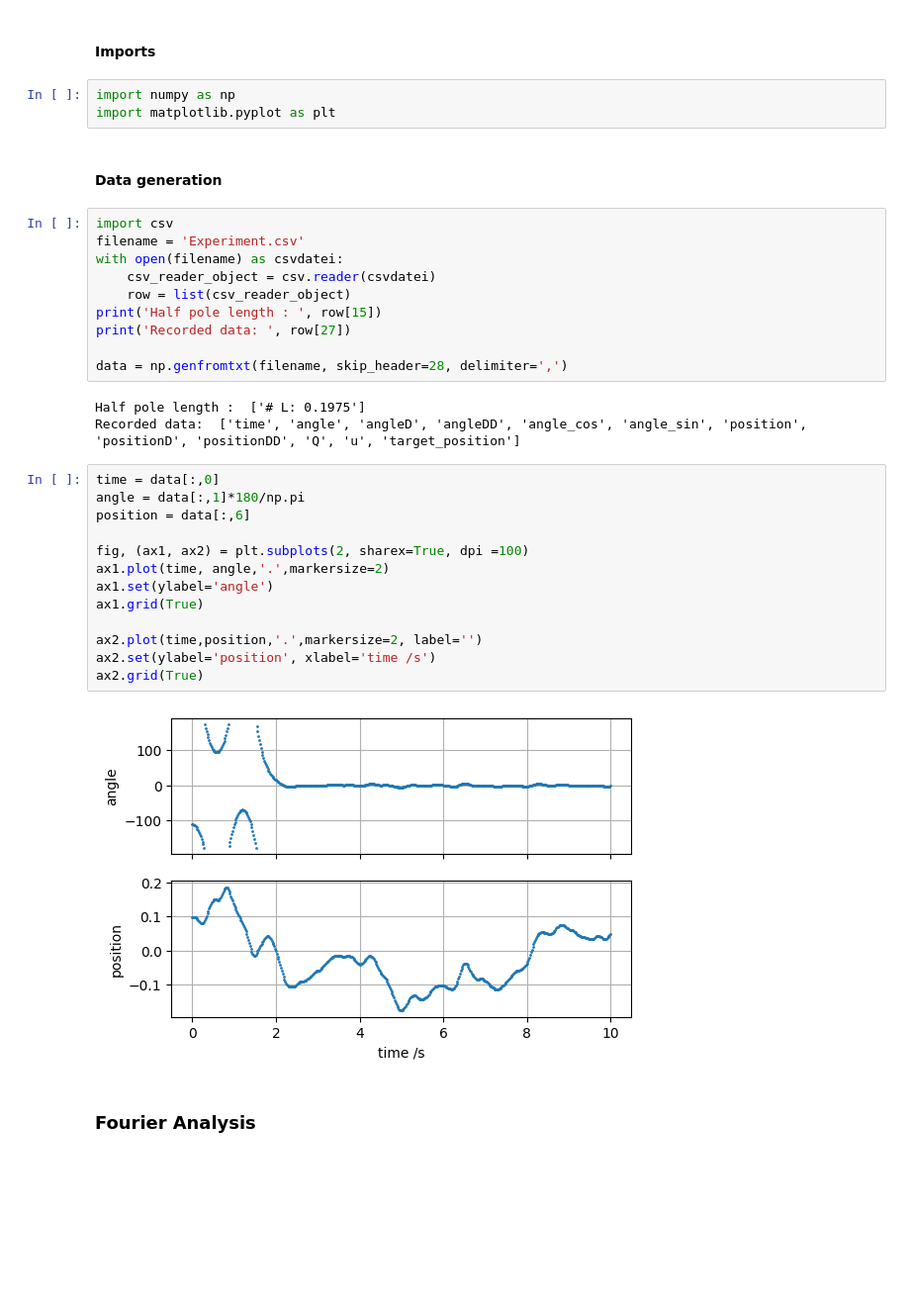
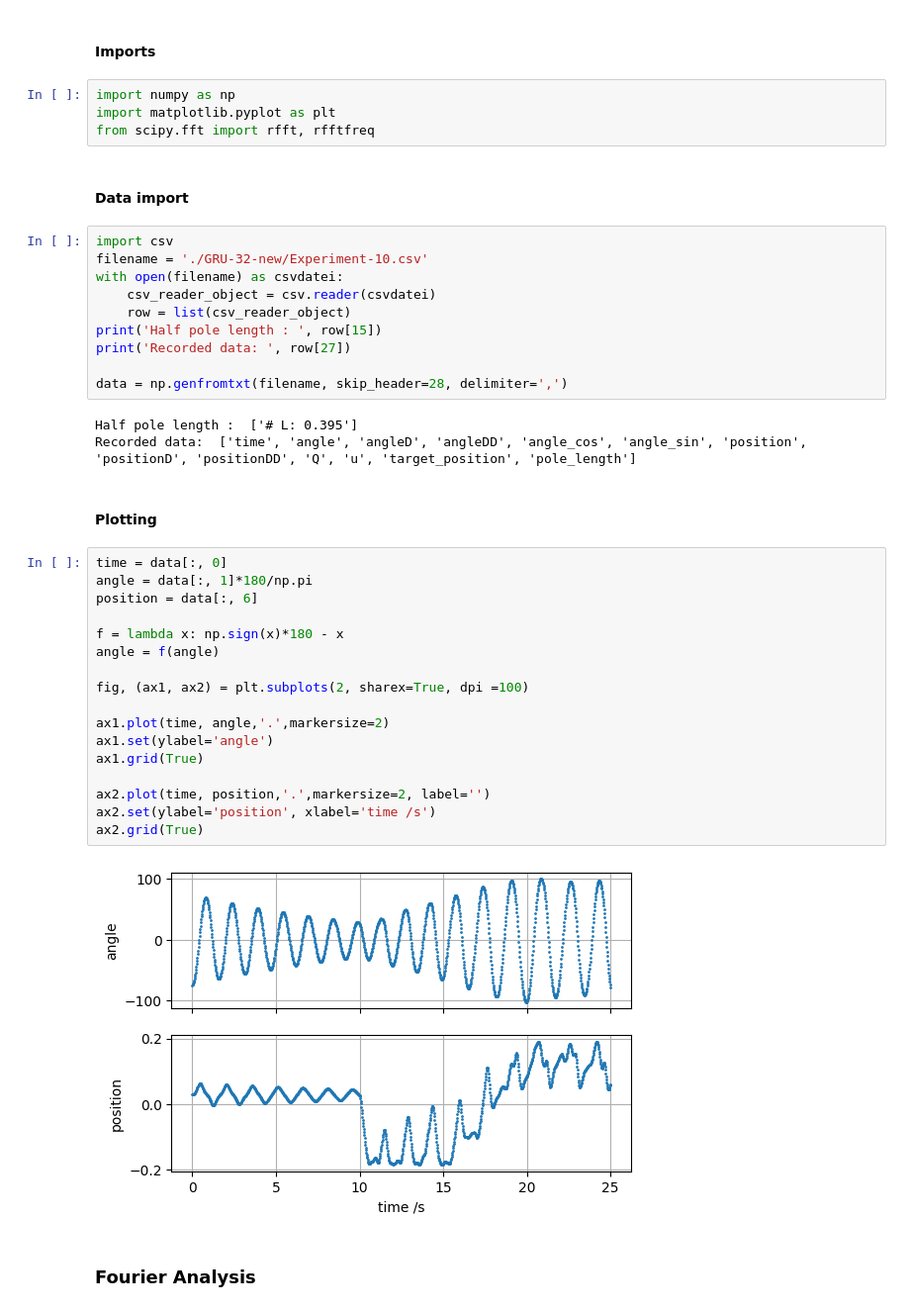
Before and after one commit to SensorsINI/CartPoleSimulation, a Jupyter notebook: Experiment_Recordings/Read_data.ipynb, the cells around one changed output. Shown at 99% size. Drawn from its saved outputs; the diff is of its cells as text; blank space fills up the shorter version.

Commit message:
Change read_data file

```diff
--- a/Experiment_Recordings/Read_data.ipynb
+++ b/Experiment_Recordings/Read_data.ipynb
@@ -3,11 +3,12 @@
 # %%
 import numpy as np
 import matplotlib.pyplot as plt
+from scipy.fft import rfft, rfftfreq
 # %% [markdown]
-#### Data generation
+#### Data import
 # %%
 import csv
-filename = 'Experiment.csv'
+filename = './GRU-32-new/Experiment-10.csv'
 with open(filename) as csvdatei:
     csv_reader_object = csv.reader(csvdatei)
     row = list(csv_reader_object)
@@ -16,22 +17,28 @@ print('Recorded data: ', row[27])
 
 data = np.genfromtxt(filename, skip_header=28, delimiter=',')
 # %% [output]
-Half pole length :  ['# L: 0.1975']
-Recorded data:  ['time', 'angle', 'angleD', 'angleDD', 'angle_cos', 'angle_sin', 'position', 'positionD', 'positionDD', 'Q', 'u', 'target_position']
+Half pole length :  ['# L: 0.395']
+Recorded data:  ['time', 'angle', 'angleD', 'angleDD', 'angle_cos', 'angle_sin', 'position', 'positionD', 'positionDD', 'Q', 'u', 'target_position', 'pole_length']
+# %% [markdown]
+#### Plotting
 # %%
-time = data[:,0]
-angle = data[:,1]*180/np.pi
-position = data[:,6]
+time = data[:, 0]
+angle = data[:, 1]*180/np.pi
+position = data[:, 6]
+
+f = lambda x: np.sign(x)*180 - x
+angle = f(angle)
 
 fig, (ax1, ax2) = plt.subplots(2, sharex=True, dpi =100)
+
 ax1.plot(time, angle,'.',markersize=2)
 ax1.set(ylabel='angle')
 ax1.grid(True)
 
-ax2.plot(time,position,'.',markersize=2, label='')
+ax2.plot(time, position,'.',markersize=2, label='')
 ax2.set(ylabel='position', xlabel='time /s')
 ax2.grid(True)
 # %% [output]
-[figure, old version]
+[figure, new version]
 # %% [markdown]
 ### Fourier Analysis
```
Also changed, not shown: parts of 7 cells of this notebook.
